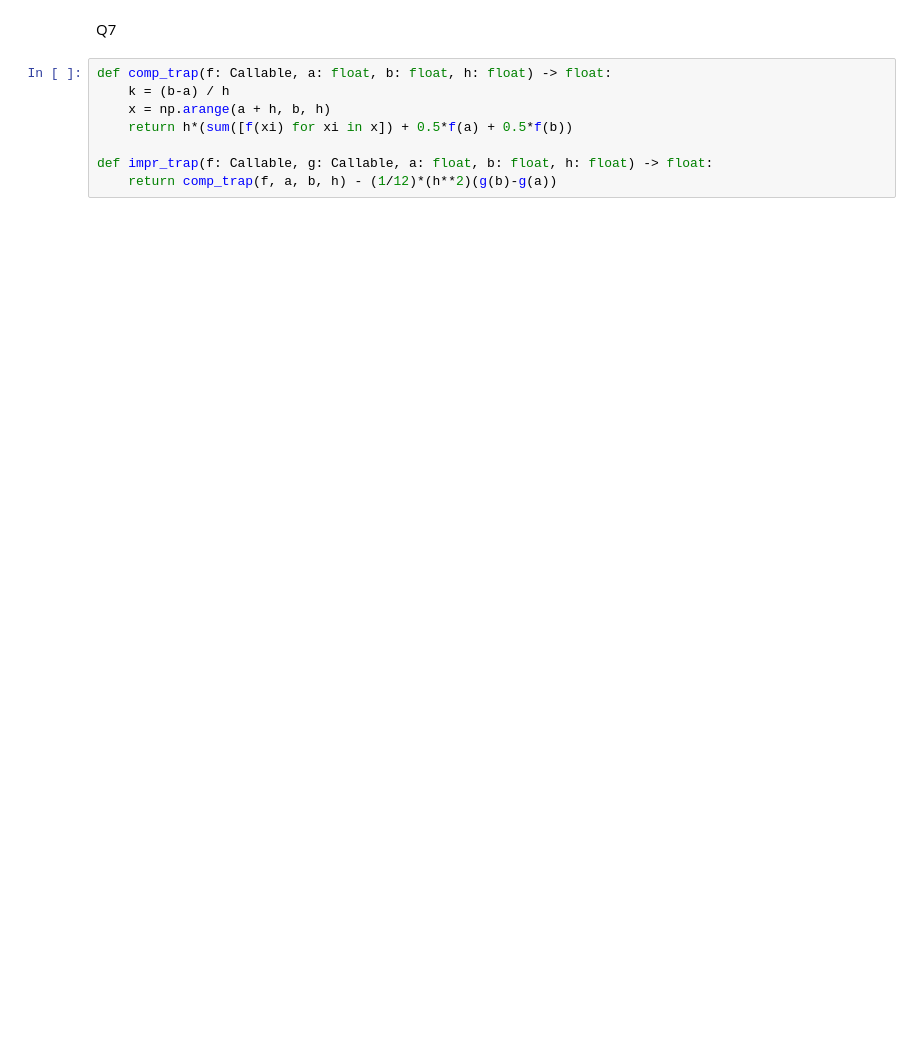
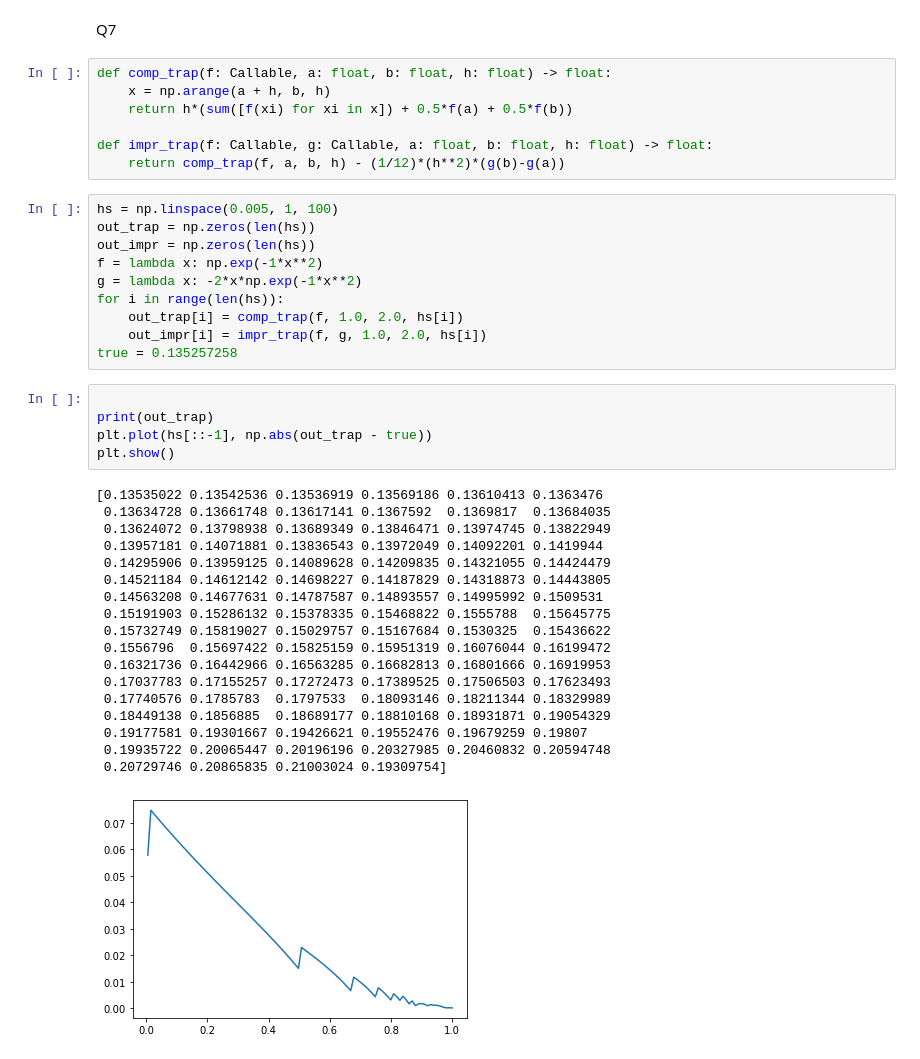
Before and after one commit to asiergr/gt, a Jupyter notebook: math4640/math4640-code/mt2.ipynb, the cells around one changed output. Saved outputs shown, nothing was run; the diff lists cells and outputs as text; blank space fills up the shorter version.

```diff
--- a/math4640/math4640-code/mt2.ipynb
+++ b/math4640/math4640-code/mt2.ipynb
@@ -55,9 +58,42 @@ plt.show()
 Q7
 # %%
 def comp_trap(f: Callable, a: float, b: float, h: float) -> float:
-    k = (b-a) / h
     x = np.arange(a + h, b, h)
     return h*(sum([f(xi) for xi in x]) + 0.5*f(a) + 0.5*f(b))
 
 def impr_trap(f: Callable, g: Callable, a: float, b: float, h: float) -> float:
-    return comp_trap(f, a, b, h) - (1/12)*(h**2)(g(b)-g(a))
+    return comp_trap(f, a, b, h) - (1/12)*(h**2)*(g(b)-g(a))
+# %%
+hs = np.linspace(0.005, 1, 100)
+out_trap = np.zeros(len(hs))
+out_impr = np.zeros(len(hs))
+f = lambda x: np.exp(-1*x**2)
+g = lambda x: -2*x*np.exp(-1*x**2)
+for i in range(len(hs)):
+    out_trap[i] = comp_trap(f, 1.0, 2.0, hs[i])
+    out_impr[i] = impr_trap(f, g, 1.0, 2.0, hs[i])
+true = 0.135257258
+# %%
+
+print(out_trap)
+plt.plot(hs[::-1], np.abs(out_trap - true))
+plt.show()
+# %% [output]
+[0.13535022 0.13542536 0.13536919 0.13569186 0.13610413 0.1363476
+ 0.13634728 0.13661748 0.13617141 0.1367592  0.1369817  0.13684035
+ 0.13624072 0.13798938 0.13689349 0.13846471 0.13974745 0.13822949
+ 0.13957181 0.14071881 0.13836543 0.13972049 0.14092201 0.1419944
+ 0.14295906 0.13959125 0.14089628 0.14209835 0.14321055 0.14424479
+ 0.14521184 0.14612142 0.14698227 0.14187829 0.14318873 0.14443805
+ 0.14563208 0.14677631 0.14787587 0.14893557 0.14995992 0.1509531
+ 0.15191903 0.15286132 0.15378335 0.15468822 0.1555788  0.15645775
+ 0.15732749 0.15819027 0.15029757 0.15167684 0.1530325  0.15436622
+ 0.1556796  0.15697422 0.15825159 0.15951319 0.16076044 0.16199472
+ 0.16321736 0.16442966 0.16563285 0.16682813 0.16801666 0.16919953
+ 0.17037783 0.17155257 0.17272473 0.17389525 0.17506503 0.17623493
+ 0.17740576 0.1785783  0.1797533  0.18093146 0.18211344 0.18329989
+ 0.18449138 0.1856885  0.18689177 0.18810168 0.18931871 0.19054329
+ 0.19177581 0.19301667 0.19426621 0.19552476 0.19679259 0.19807
+ 0.19935722 0.20065447 0.20196196 0.20327985 0.20460832 0.20594748
+ 0.20729746 0.20865835 0.21003024 0.19309754]
+[figure, added]
```
Also changed, not shown: parts of 8 cells of this notebook, 1 other file.
